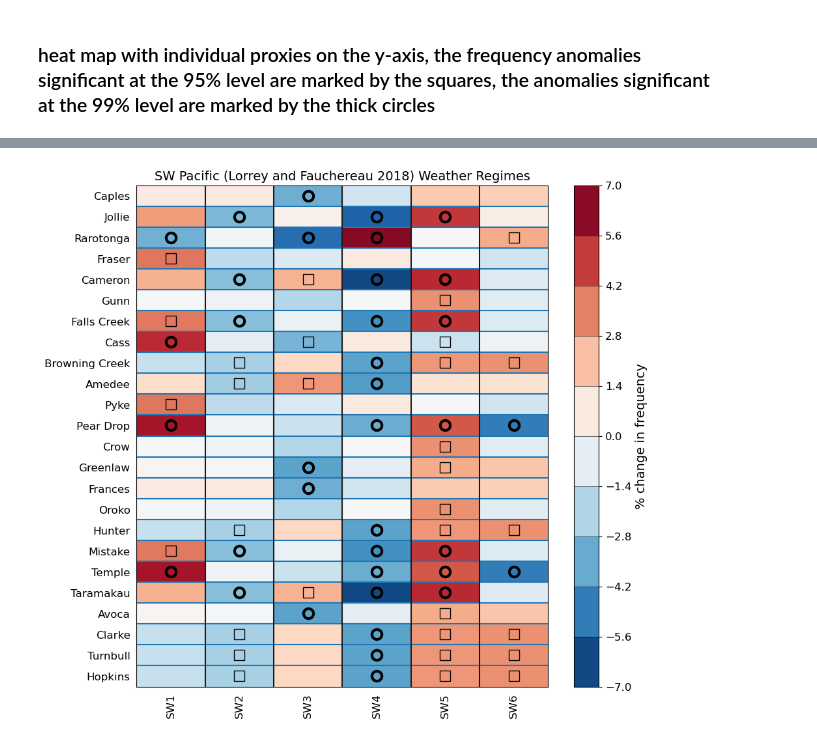
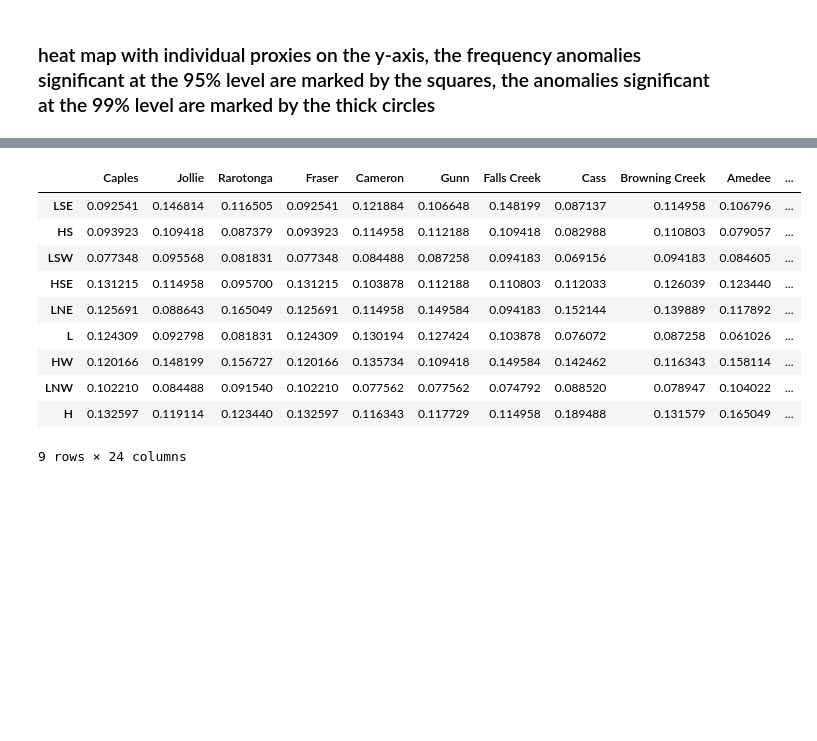
Before and after one commit to nicolasfauchereau/PICT_notebooks, a Jupyter notebook: notebooks/WR_ensemble.ipynb, the cells around one changed output, grey strips where cells are left out. Saved outputs shown, nothing was run; the diff lists cells and outputs as text; code cells hidden in the pictures; blank space fills up the shorter version.

```diff
--- a/notebooks/WR_ensemble.ipynb
+++ b/notebooks/WR_ensemble.ipynb
@@ -66,2 +63,0 @@ f = w.plot_heatmap()
-# %%
-w = WR(ens, classification='SW Pacific (Lorrey and Fauchereau 2018)')
@@ -74,7 +64,17 @@ f = w.plot_bar(sig=10)
-# %%
-f = w.plot_heatmap()
-# %% [output]
-[figure, removed]
+# %%
+w.df_probs
+# %% [output]
+|  | Caples | Jollie | Rarotonga | Fraser | Cameron | Gunn | Falls Creek | Cass | Browning Creek | Amedee | ... |
+| LSE | 0.092541 | 0.146814 | 0.116505 | 0.092541 | 0.121884 | 0.106648 | 0.148199 | 0.087137 | 0.114958 | 0.106796 | ... |
+| HS | 0.093923 | 0.109418 | 0.087379 | 0.093923 | 0.114958 | 0.112188 | 0.109418 | 0.082988 | 0.110803 | 0.079057 | ... |
+| LSW | 0.077348 | 0.095568 | 0.081831 | 0.077348 | 0.084488 | 0.087258 | 0.094183 | 0.069156 | 0.094183 | 0.084605 | ... |
+| HSE | 0.131215 | 0.114958 | 0.095700 | 0.131215 | 0.103878 | 0.112188 | 0.110803 | 0.112033 | 0.126039 | 0.123440 | ... |
+| LNE | 0.125691 | 0.088643 | 0.165049 | 0.125691 | 0.114958 | 0.149584 | 0.094183 | 0.152144 | 0.139889 | 0.117892 | ... |
+| L | 0.124309 | 0.092798 | 0.081831 | 0.124309 | 0.130194 | 0.127424 | 0.103878 | 0.076072 | 0.087258 | 0.061026 | ... |
+| HW | 0.120166 | 0.148199 | 0.156727 | 0.120166 | 0.135734 | 0.109418 | 0.149584 | 0.142462 | 0.116343 | 0.158114 | ... |
+| LNW | 0.102210 | 0.084488 | 0.091540 | 0.102210 | 0.077562 | 0.077562 | 0.074792 | 0.088520 | 0.078947 | 0.104022 | ... |
+| H | 0.132597 | 0.119114 | 0.123440 | 0.132597 | 0.116343 | 0.117729 | 0.114958 | 0.189488 | 0.131579 | 0.165049 | ... |
+9 rows × 24 columns
 # %%
 w = WR(ens, classification='Ross Sea (Cohen et al. 2013)')
 # %%
```
Also changed, not shown: parts of 7 cells of this notebook, 5 other files.
